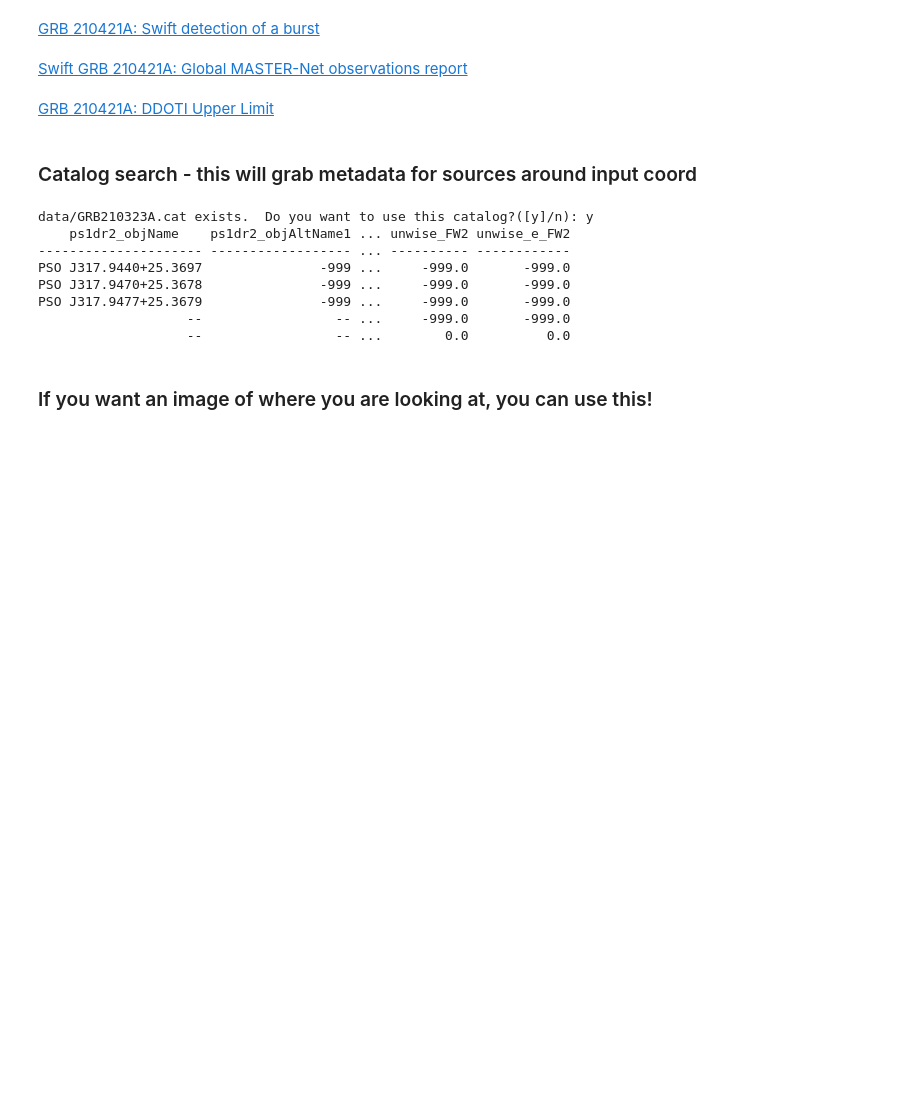
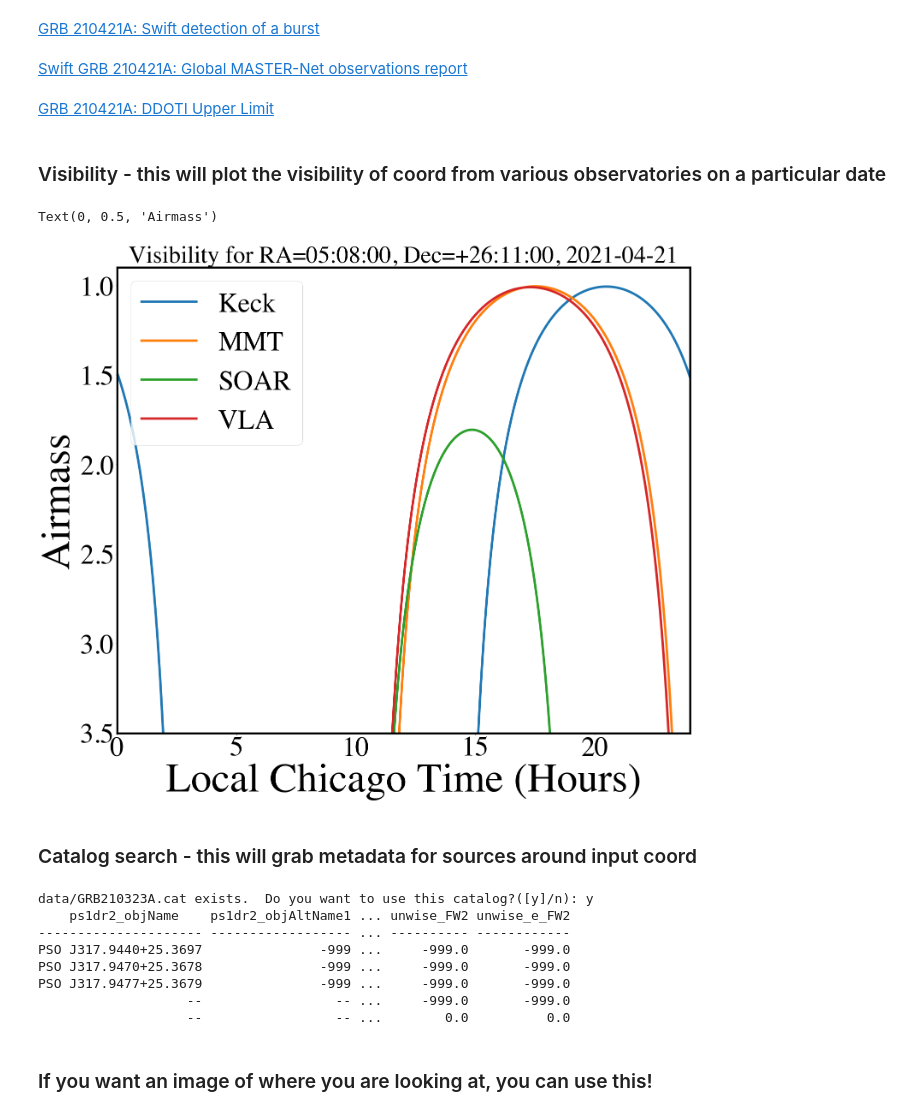
Before and after one commit to CIERA-Transients/POTPyRI, a Jupyter notebook: Astroquery.ipynb, the cells around one changed output. Cells and saved outputs as stored; diff of their text form; code cells hidden in the pictures; blank space fills up the shorter version.

Commit message:
Added visibility plotter cell to Astroquery.ipynb

```diff
--- a/Astroquery.ipynb
+++ b/Astroquery.ipynb
@@ -92,6 +94,62 @@ if gcns is not None:
 GRB 210421A: Swift detection of a burst
 Swift GRB 210421A: Global MASTER-Net observations report
 GRB 210421A: DDOTI Upper Limit
+# %% [markdown]
+### Visibility - this will plot the visibility of coord from various observatories on a particular date
+# %%
+from astropy.coordinates import SkyCoord, EarthLocation, AltAz
+from astropy import units as u
+from astropy.time import Time, TimeDelta
+import matplotlib.pyplot as plt
+from matplotlib import rc
+import datetime
+
+figsize=8.0
+rc('font',**{'family':'serif','serif':['Times'],'size':8.0*figsize})
+fig, ax = plt.subplots()
+for i in ax.spines.keys(): ax.spines[i].set_linewidth(0.6*figsize)
+fig.set_size_inches(3.0*figsize, 2.5*figsize)
+
+observatories={}
+observatories['Keck']=EarthLocation(lat=19.826*u.deg, lon=-155.4747*u.deg, height=4145*u.m)
+observatories['MMT']=EarthLocation(lat=31.6883*u.deg, lon=-110.8850*u.deg, height=2606*u.m)
+observatories['SOAR']=EarthLocation(lat=-30.1690*u.deg, lon=-70.8063*u.deg, height=2200*u.m)
+observatories['VLA']=EarthLocation(lat=34.0784*u.deg, lon=-107.6184*u.deg, height=2120*u.m)
+
+# Set date for airmass values you want to plot
+date = Time(datetime.datetime.now())
+#date = Time('2021-04-21')
+
+utcoffset = -5*u.hour  # Central Daylight Time (set to -6 for Standard time)
+
+date=Time(date.datetime.strftime('%Y-%m-%d'))
+times=date+TimeDelta(60*np.linspace(0,24*60,24*60), format='sec')
+altitudes={}
+for key in observatories.keys():
+    altitudes[key]=[coord.transform_to(AltAz(obstime=times-utcoffset,
+        location=observatories[key])).alt.degree]
+
+for key in altitudes.keys():
+    dayfrac=np.linspace(0,24*60,24*60)/60.
+    altitude=np.array(altitudes[key][0])
+    zenith=90.0-altitude
+    airmass=1./np.cos(zenith*np.pi/180.0)
+    mask=altitude<0
+    airmass[mask]=np.nan
+    ax.plot(dayfrac, airmass, label=key, linewidth=0.7*figsize)
+
+ra_hms, dec_dms=coord.to_string(style='hmsdms', sep=':').split()
+plt.legend()
+ax.set_title('Visibility for RA={0}, Dec={1}, {2}'.format(ra_hms, dec_dms, date.datetime.strftime('%Y-%m-%d')),
+            fontsize=7.0*figsize)
+
+ax.set_ylim([3.5,0.9])
+ax.set_xlim([0,24])
+ax.set_xlabel('Local Chicago Time (Hours)',fontsize=12.0*figsize)
+ax.set_ylabel('Airmass',fontsize=12.0*figsize)
+# %% [output]
+Text(0, 0.5, 'Airmass')
+[figure, added]
 # %% [markdown]
 ### Catalog search - this will grab metadata for sources around input coord
 # %%
```
Also changed, not shown: parts of 1 cell of this notebook.
